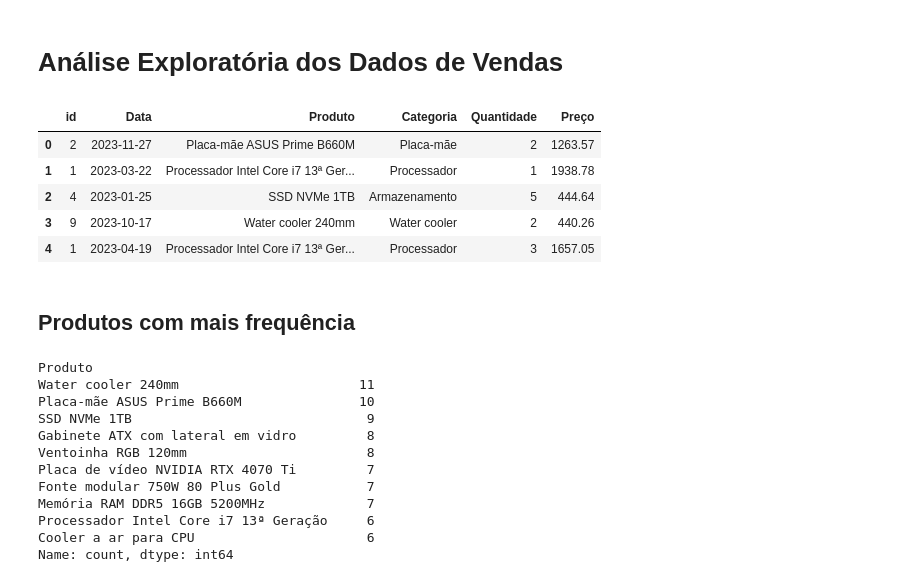
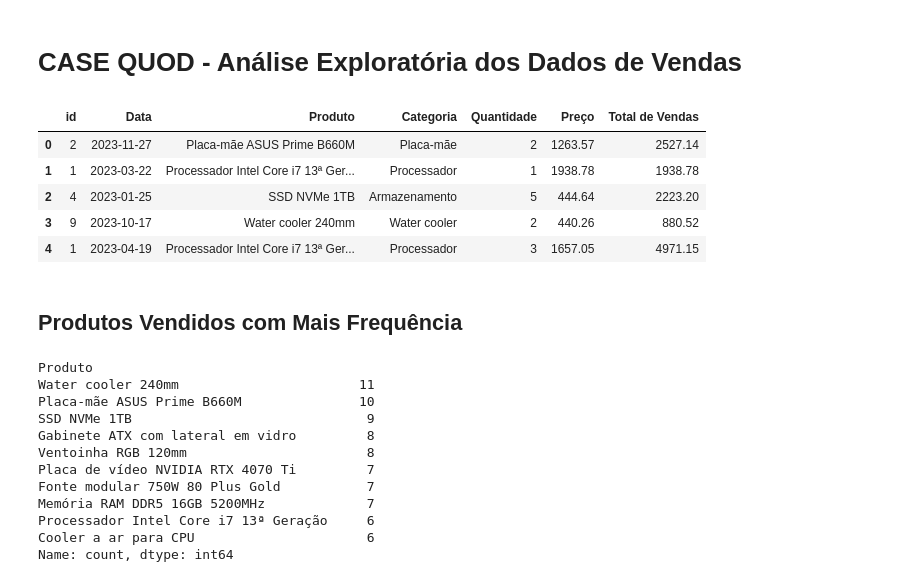
Before and after one commit to mateus-mesquita/Teste_Analytics_MateusSantos, a Jupyter notebook: codigos/eda_vendas.ipynb, the cells around one changed output. Saved outputs shown, nothing was run; the diff lists cells and outputs as text; code cells hidden in the pictures.

Commit message:
Correção do notebook de análise exploratória dos dados simulados

```diff
--- a/codigos/eda_vendas.ipynb
+++ b/codigos/eda_vendas.ipynb
@@ -1,3 +1,3 @@
 # %% [markdown]
-# Análise Exploratória dos Dados de Vendas
+# CASE QUOD - Análise Exploratória dos Dados de Vendas
 # %%
@@ -7,11 +7,11 @@ import plotly.graph_objects as go
 # %%
 # Carregando os dados
-dados = pd.read_csv("dados_vendas.csv")
+dados = pd.read_csv("C:/Users/Mateus Santos/Desktop/case/arquivos/dados_clean.csv")
 dados.head()
 # %% [output]
-|  | id | Data | Produto | Categoria | Quantidade | Preço |
-| 0 | 2 | 2023-11-27 | Placa-mãe ASUS Prime B660M | Placa-mãe | 2 | 1263.57 |
-| 1 | 1 | 2023-03-22 | Processador Intel Core i7 13ª Ger... | Processador | 1 | 1938.78 |
-| 2 | 4 | 2023-01-25 | SSD NVMe 1TB | Armazenamento | 5 | 444.64 |
-| 3 | 9 | 2023-10-17 | Water cooler 240mm | Water cooler | 2 | 440.26 |
-| 4 | 1 | 2023-04-19 | Processador Intel Core i7 13ª Ger... | Processador | 3 | 1657.05 |
+|  | id | Data | Produto | Categoria | Quantidade | Preço | Total de Vendas |
+| 0 | 2 | 2023-11-27 | Placa-mãe ASUS Prime B660M | Placa-mãe | 2 | 1263.57 | 2527.14 |
+| 1 | 1 | 2023-03-22 | Processador Intel Core i7 13ª Ger... | Processador | 1 | 1938.78 | 1938.78 |
+| 2 | 4 | 2023-01-25 | SSD NVMe 1TB | Armazenamento | 5 | 444.64 | 2223.20 |
+| 3 | 9 | 2023-10-17 | Water cooler 240mm | Water cooler | 2 | 440.26 | 880.52 |
+| 4 | 1 | 2023-04-19 | Processador Intel Core i7 13ª Ger... | Processador | 3 | 1657.05 | 4971.15 |
@@ -21,3 +18,3 @@ dados['Total de Vendas'] = dados['Quantidade'] * dados['Preço']
 # %% [markdown]
-## Produtos com mais frequência
+## Produtos Vendidos com Mais Frequência
 # %%
```
Also changed, not shown: parts of 54 cells of this notebook.
